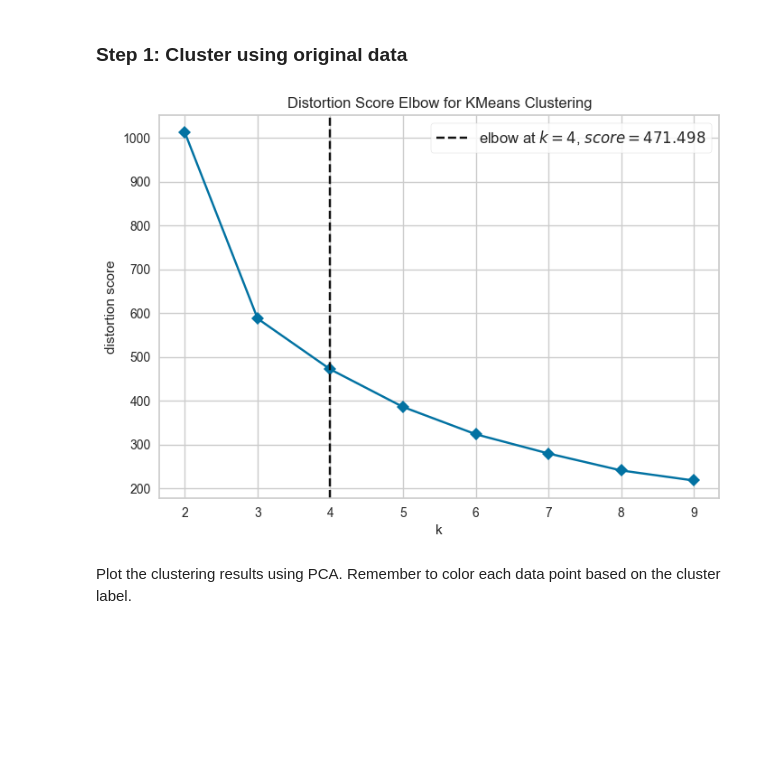
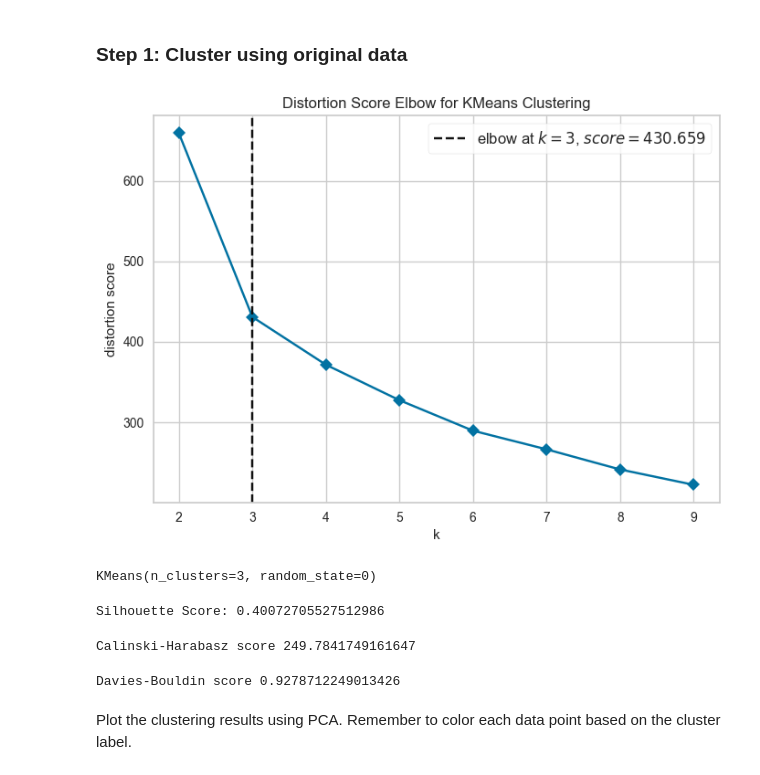
Before and after one commit to chvaldez10/Dog-Apps, a Jupyter notebook: ENSF 611/assignments/A5/Assignment 5.ipynb, the cells around one changed output. Saved outputs shown, nothing was run; the diff lists cells and outputs as text; code cells hidden in the pictures; blank space fills up the shorter version.

```diff
--- a/ENSF 611/assignments/A5/Assignment 5.ipynb
+++ b/ENSF 611/assignments/A5/Assignment 5.ipynb
@@ -155,11 +155,12 @@ df = pd.read_csv("seeds_dataset.txt", delimiter="\t", names=DATASET_COLUMNS)
 X = df.iloc[:, :-1]
 y = df.iloc[:, -1]
 X_train, X_test, y_train, y_test = train_test_split(X, y, random_state=0)
+
+# scale df
 scaler = StandardScaler()
-scaled_X_train = scaler.fit_transform(X_train)
-scaled_X_test = scaler.fit_transform(X_test)
+scaled_X = scaler.fit_transform(X)
 # %%
 # Use the elbow method to determine the optimal number of clusters
-ke=kelbow_visualizer(KMeans(random_state=4, n_init=10), X, k=(2,10), metric="distortion", timings=False)
+ke=kelbow_visualizer(KMeans(random_state=4, n_init=10), scaled_X, k=(2,10), metric="distortion", timings=False)
 # %% [output]
-[figure, old version]
+[figure, new version]
@@ -169,0 +170,6 @@ ke=kelbow_visualizer(KMeans(random_state=4, n_init=10), X, k=(2,10), metric="dis
+# %%
+# Implement K-means
+kmeans = KMeans(n_clusters=n_clusters, random_state=0)
+kmeans.fit(scaled_X)
+# %% [output]
+KMeans(n_clusters=3, random_state=0)
@@ -170,2 +179,21 @@ ke=kelbow_visualizer(KMeans(random_state=4, n_init=10), X, k=(2,10), metric="dis
+# %%
+# Calculate the sil score
+average_sil_score = silhouette_score(scaled_X, test_clusters)
+
+print(f"Silhouette Score: {average_sil_score}")
+# %% [output]
+Silhouette Score: 0.40072705527512986
+# %%
+# Calculate cal score
+average_cal_score = calinski_harabasz_score(scaled_X, test_clusters)
+print(f"Calinski-Harabasz score {average_cal_score}")
+# %% [output]
+Calinski-Harabasz score 249.7841749161647
+# %%
+# Calculate dav score
+average_dav_score = davies_bouldin_score(scaled_X, test_clusters)
+print(f"Davies-Bouldin score {average_dav_score}")
+# %% [output]
+Davies-Bouldin score 0.9278712249013426
 # %% [markdown]
 Plot the clustering results using PCA. Remember to color each data point based on the cluster label.
```
Also changed, not shown: parts of 8 cells of this notebook.
